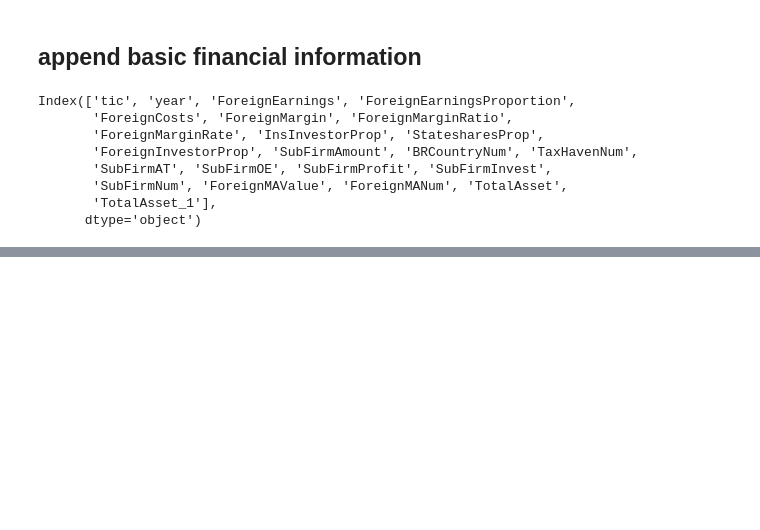
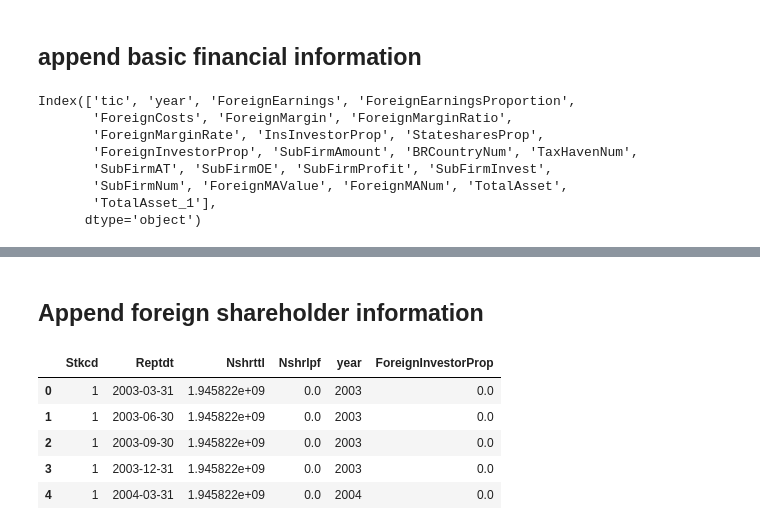
Before and after one commit to wangyouan/CapitalControl, a Jupyter notebook: Notebook/AppendFinanceCost.ipynb, the cells around one changed output, grey strips where cells are left out. Drawn from its saved outputs; the diff is of its cells as text; code cells hidden in the pictures; blank space fills up the shorter version.

Commit message:
update foreign operation data

```diff
--- a/Notebook/AppendFinanceCost.ipynb
+++ b/Notebook/AppendFinanceCost.ipynb
@@ -977,0 +945,18 @@ ofdi_at_df.to_pickle(os.path.join(const.TEMP_PATH, 'firm_foreign_activities.pkl'
+# %% [markdown]
+## Append foreign shareholder information
+# %%
+with zipfile.ZipFile(os.path.join(const.CSMAR_PATH, '股东', '上市公司股本结构文件.zip'), 'r') as zip_ref:
+    with zip_ref.open('HLD_Capstru.csv') as csv_file:
+        hld_df: DataFrame = pd.read_csv(csv_file).dropna(how='any')
+        hld_df['Reptdt'] = pd.to_datetime(hld_df['Reptdt'])
+        hld_df.loc[:, const.YEAR] = hld_df['Reptdt'].dt.year
+        hld_df['ForeignInvestorProp'] = hld_df['Nshrlpf'] / hld_df['Nshrttl']
+# %%
+hld_df.head()
+# %% [output]
+|  | Stkcd | Reptdt | Nshrttl | Nshrlpf | year | ForeignInvestorProp |
+| 0 | 1 | 2003-03-31 | 1.945822e+09 | 0.0 | 2003 | 0.0 |
+| 1 | 1 | 2003-06-30 | 1.945822e+09 | 0.0 | 2003 | 0.0 |
+| 2 | 1 | 2003-09-30 | 1.945822e+09 | 0.0 | 2003 | 0.0 |
+| 3 | 1 | 2003-12-31 | 1.945822e+09 | 0.0 | 2003 | 0.0 |
+| 4 | 1 | 2004-03-31 | 1.945822e+09 | 0.0 | 2004 | 0.0 |
```
Also changed, not shown: parts of 21 cells of this notebook.
